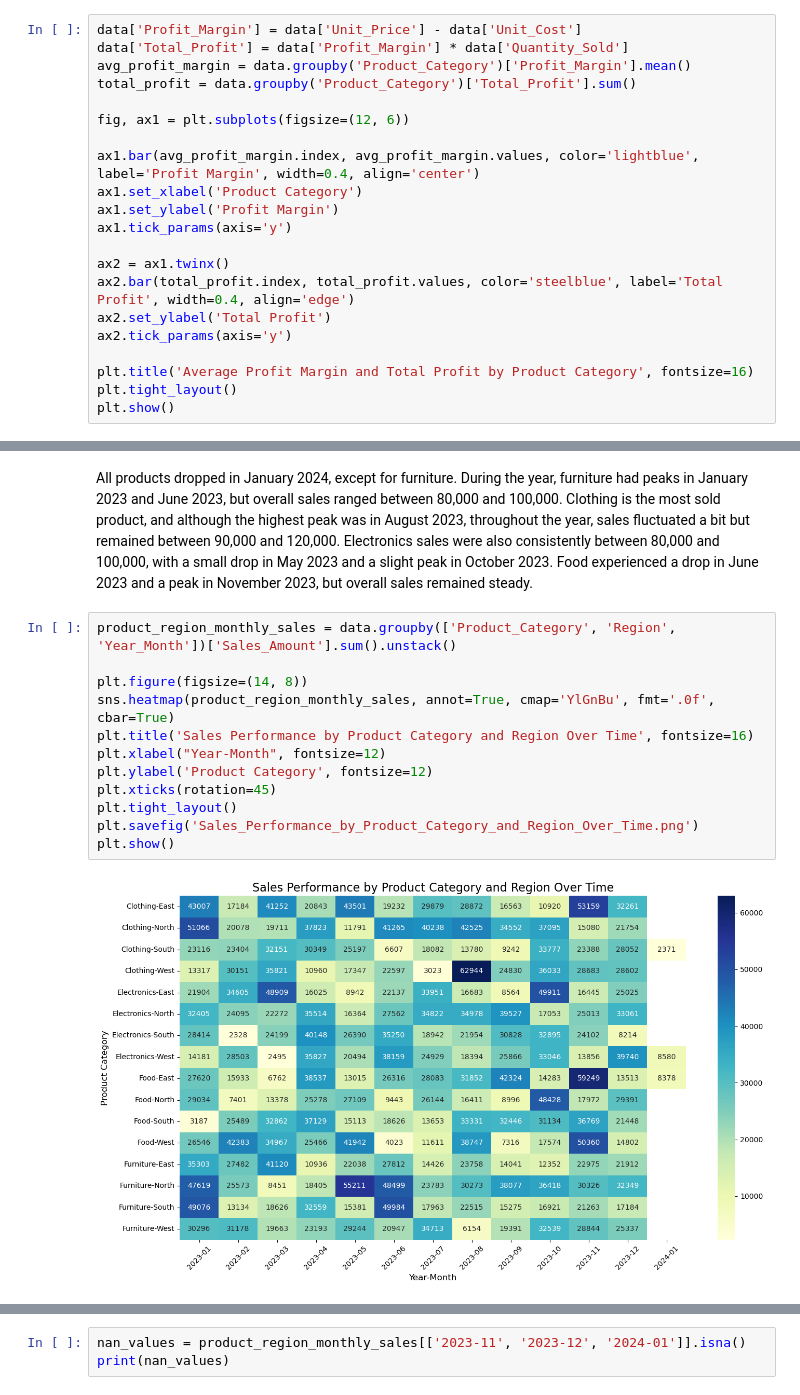
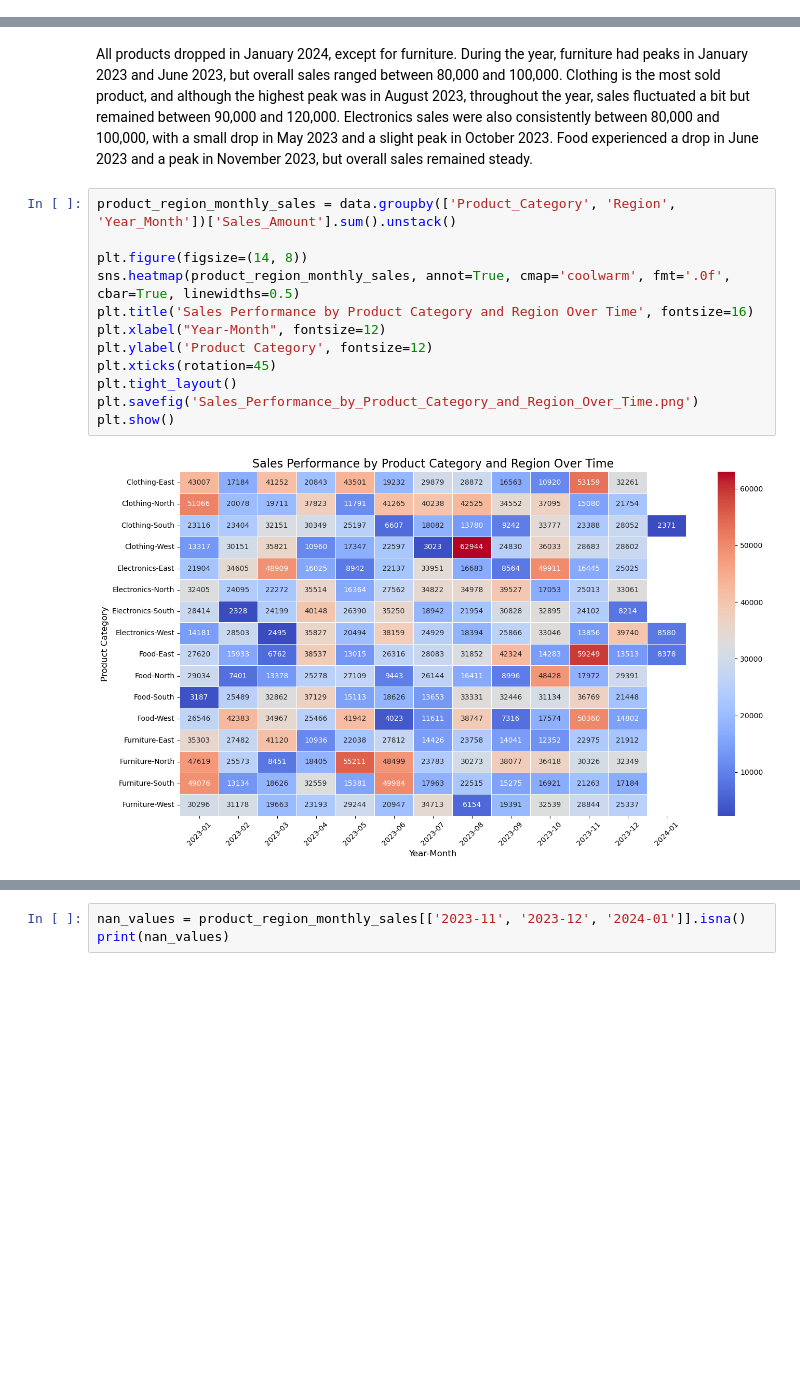
Before and after one commit to isabelrodriguess/Sales-Analytics-And-Predictive-Modeling, a Jupyter notebook: Sales_project.ipynb, the cells around one changed output, grey strips where cells are left out. Cells and saved outputs as stored; diff of their text form; blank space fills up the shorter version.

```diff
--- a/Sales_project.ipynb
+++ b/Sales_project.ipynb
@@ -152,21 +205,0 @@ Clothing is the most sold product, followed by furniture, then electronics, and
-# %%
-data['Profit_Margin'] = data['Unit_Price'] - data['Unit_Cost']
-data['Total_Profit'] = data['Profit_Margin'] * data['Quantity_Sold']
-avg_profit_margin = data.groupby('Product_Category')['Profit_Margin'].mean()
-total_profit = data.groupby('Product_Category')['Total_Profit'].sum()
-
-fig, ax1 = plt.subplots(figsize=(12, 6))
-
-ax1.bar(avg_profit_margin.index, avg_profit_margin.values, color='lightblue', label='Profit Margin', width=0.4, align='center')
-ax1.set_xlabel('Product Category')
-ax1.set_ylabel('Profit Margin')
-ax1.tick_params(axis='y')
-
-ax2 = ax1.twinx()
-ax2.bar(total_profit.index, total_profit.values, color='steelblue', label='Total Profit', width=0.4, align='edge')
-ax2.set_ylabel('Total Profit')
-ax2.tick_params(axis='y')
-
-plt.title('Average Profit Margin and Total Profit by Product Category', fontsize=16)
-plt.tight_layout()
-plt.show()
@@ -201,15 +228,15 @@ All products dropped in January 2024, except for furniture. During the year, fur
 # %%
 product_region_monthly_sales = data.groupby(['Product_Category', 'Region', 'Year_Month'])['Sales_Amount'].sum().unstack()
 
 plt.figure(figsize=(14, 8))
-sns.heatmap(product_region_monthly_sales, annot=True, cmap='YlGnBu', fmt='.0f', cbar=True)
+sns.heatmap(product_region_monthly_sales, annot=True, cmap='coolwarm', fmt='.0f', cbar=True, linewidths=0.5)
 plt.title('Sales Performance by Product Category and Region Over Time', fontsize=16)
 plt.xlabel("Year-Month", fontsize=12)
 plt.ylabel('Product Category', fontsize=12)
 plt.xticks(rotation=45)
 plt.tight_layout()
 plt.savefig('Sales_Performance_by_Product_Category_and_Region_Over_Time.png')
 plt.show()
 # %% [output]
-[figure, old version]
+[figure, new version]
 # %% [markdown]
```
Also changed, not shown: parts of 97 cells of this notebook.
